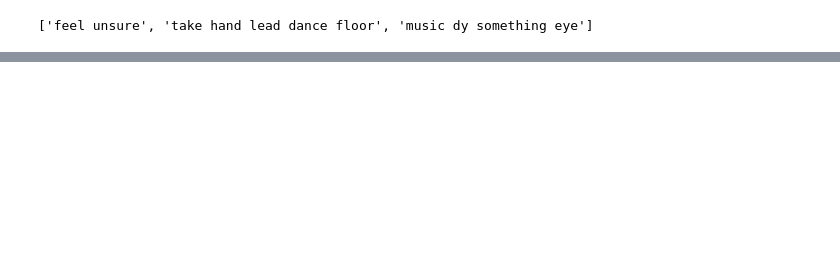
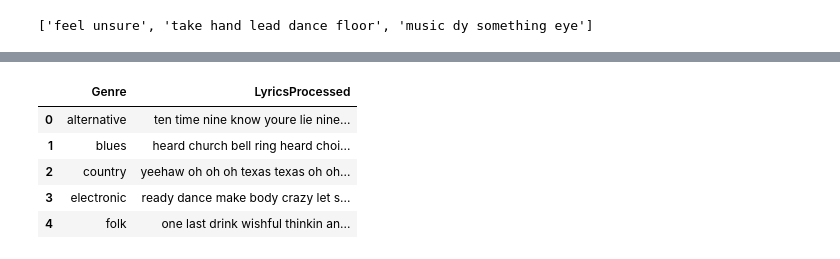
Before and after one commit to arinjay97/Music_genre_classification, a Jupyter notebook: Word_Embeddings.ipynb, the cells around one changed output, grey strips where cells are left out. Drawn from its saved outputs; the diff is of its cells as text; code cells hidden in the pictures; blank space fills up the shorter version.

```diff
--- a/Word_Embeddings.ipynb
+++ b/Word_Embeddings.ipynb
@@ -172,0 +197,10 @@ np.savetxt("glove_embeddings.txt", np.array(glove_model))
+# %%
+genre_df = df.groupby(['Genre'])['LyricsProcessed'].apply(' '.join).reset_index()
+genre_df.head()
+# %% [output]
+|  | Genre | LyricsProcessed |
+| 0 | alternative | ten time nine know youre lie nine... |
+| 1 | blues | heard church bell ring heard choi... |
+| 2 | country | yeehaw oh oh oh texas texas oh oh... |
+| 3 | electronic | ready dance make body crazy let s... |
+| 4 | folk | one last drink wishful thinkin an... |
```
Also changed, not shown: parts of 7 cells of this notebook.
